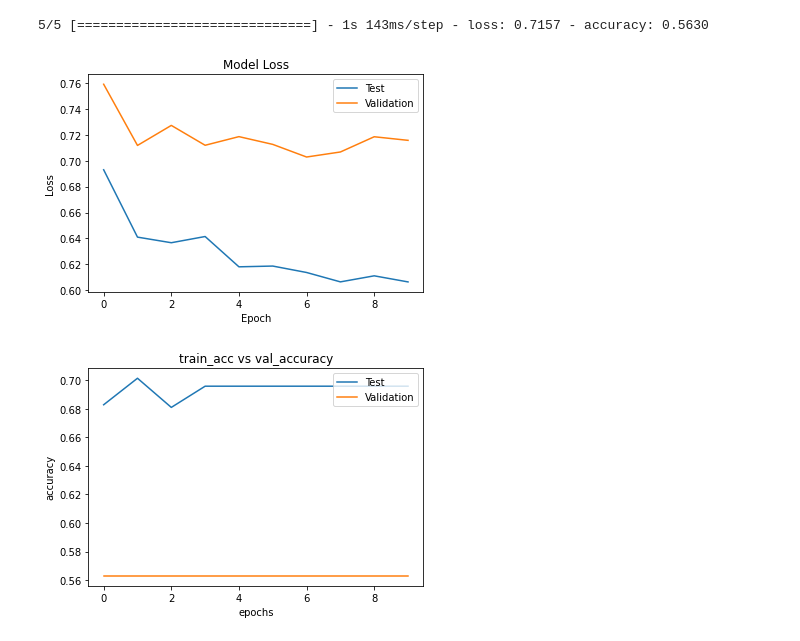
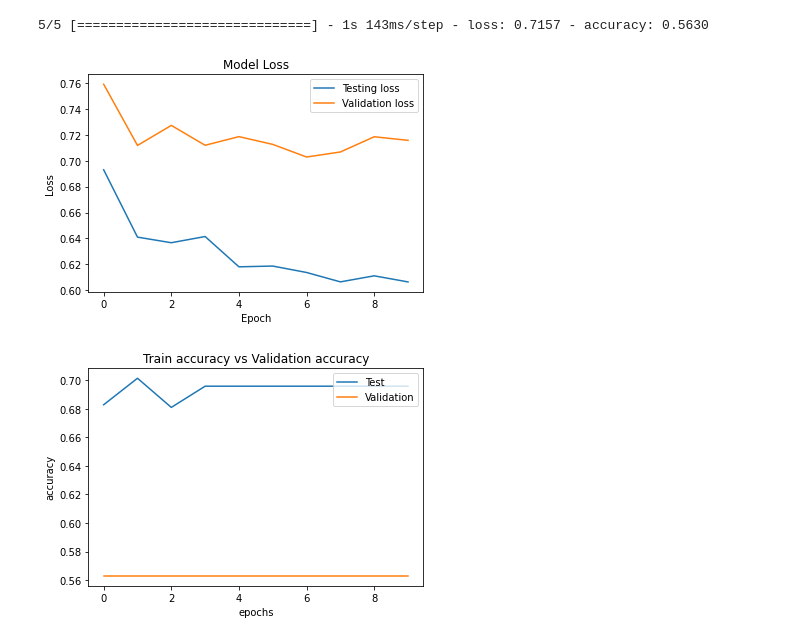
Before and after one commit to seishu86/CSI_6_CSP_2122_3605631, a Jupyter notebook: Keras_CNN.ipynb, the cells around one changed output. Cells and saved outputs as stored; diff of their text form; code cells hidden in the pictures.

```diff
--- a/Keras_CNN.ipynb
+++ b/Keras_CNN.ipynb
@@ -335,20 +335,20 @@ lossTest = CNNmodel.evaluate(xTestValue, yTestValue)
 # %%
 plt.plot(history.history['loss'])
 plt.plot(history.history['val_loss'])
 plt.title('Model Loss')
 plt.ylabel('Loss')
 plt.xlabel('Epoch')
-plt.legend(['Test', 'Validation'], loc='upper right')
+plt.legend(['Testing loss', 'Validation loss'], loc='upper right')
 plt.show()
 # %% [output]
-[figure, old version]
+[figure, new version]
 # %%
 plt.plot(history.history['accuracy'])
 plt.plot(history.history['val_accuracy'])
-plt.title('train_acc vs val_accuracy')
+plt.title('Train accuracy vs Validation accuracy')
 plt.ylabel('accuracy')
 plt.xlabel('epochs')
 plt.legend(['Test', 'Validation'], loc='upper right')
 plt.show()
 # %% [output]
-[figure, old version]
+[figure, new version]
```
